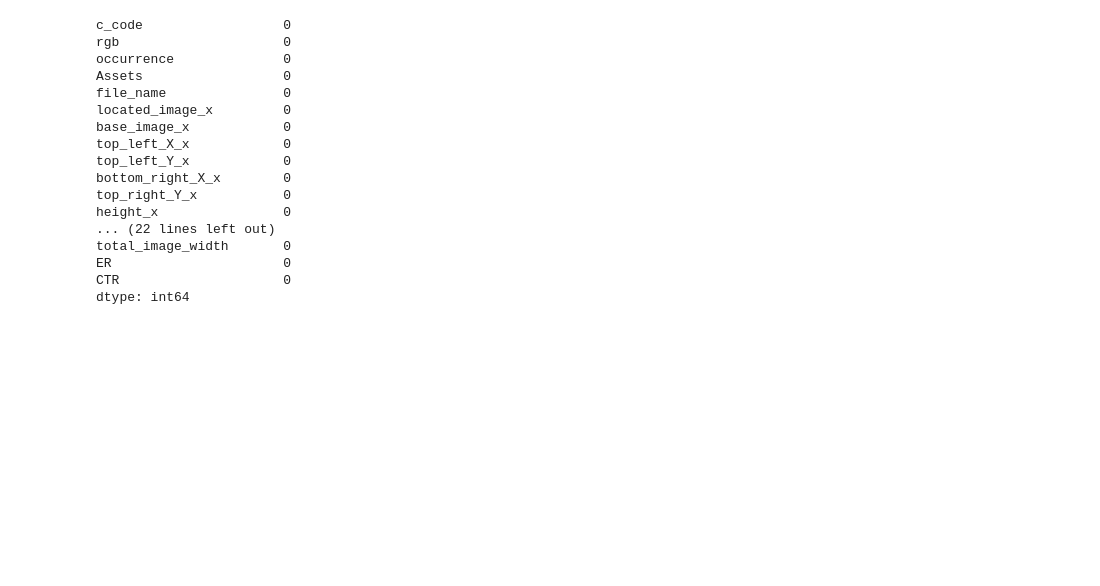
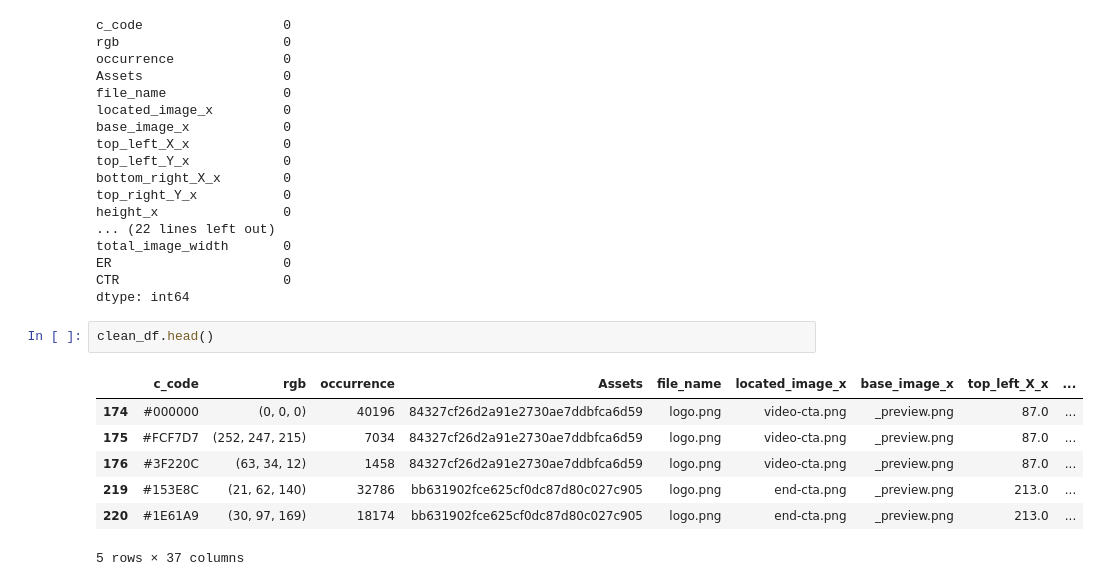
Before and after one commit to ad-Optimisation/ad_optimisation, a Jupyter notebook: notebooks/modeling.ipynb, the cells around one changed output. Cells and saved outputs as stored; diff of their text form; blank space fills up the shorter version.

```diff
--- a/notebooks/modeling.ipynb
+++ b/notebooks/modeling.ipynb
@@ -402,3 +402,13 @@ total_image_width       0
 ER                      0
 CTR                     0
 dtype: int64
+# %%
+clean_df.head()
+# %% [output]
+|  | c_code | rgb | occurrence | Assets | file_name | located_image_x | base_image_x | top_left_X_x | ... |
+| 174 | #000000 | (0, 0, 0) | 40196 | 84327cf26d2a91e2730ae7ddbfca6d59 | logo.png | video-cta.png | _preview.png | 87.0 | ... |
+| 175 | #FCF7D7 | (252, 247, 215) | 7034 | 84327cf26d2a91e2730ae7ddbfca6d59 | logo.png | video-cta.png | _preview.png | 87.0 | ... |
+| 176 | #3F220C | (63, 34, 12) | 1458 | 84327cf26d2a91e2730ae7ddbfca6d59 | logo.png | video-cta.png | _preview.png | 87.0 | ... |
+| 219 | #153E8C | (21, 62, 140) | 32786 | bb631902fce625cf0dc87d80c027c905 | logo.png | end-cta.png | _preview.png | 213.0 | ... |
+| 220 | #1E61A9 | (30, 97, 169) | 18174 | bb631902fce625cf0dc87d80c027c905 | logo.png | end-cta.png | _preview.png | 213.0 | ... |
+5 rows × 37 columns
```
